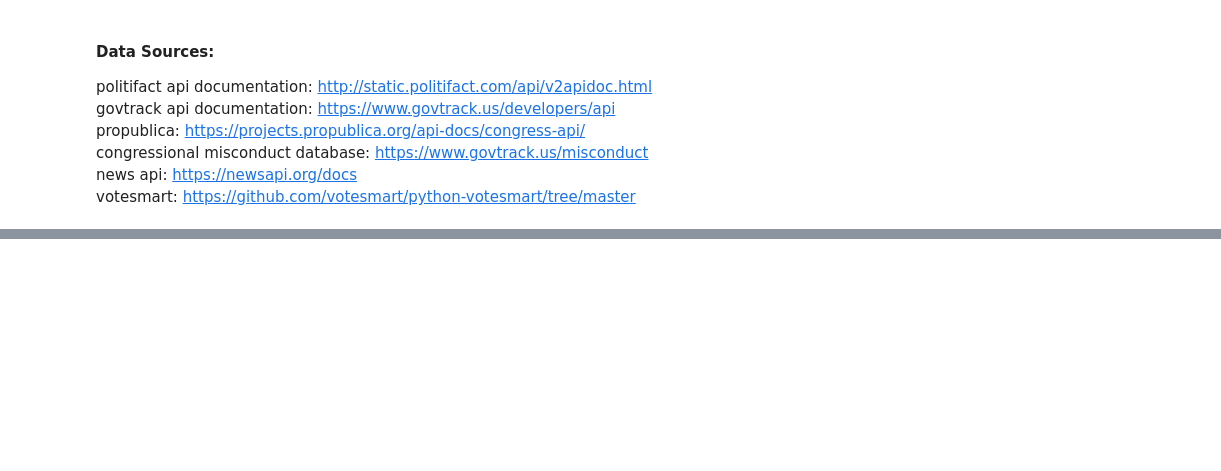
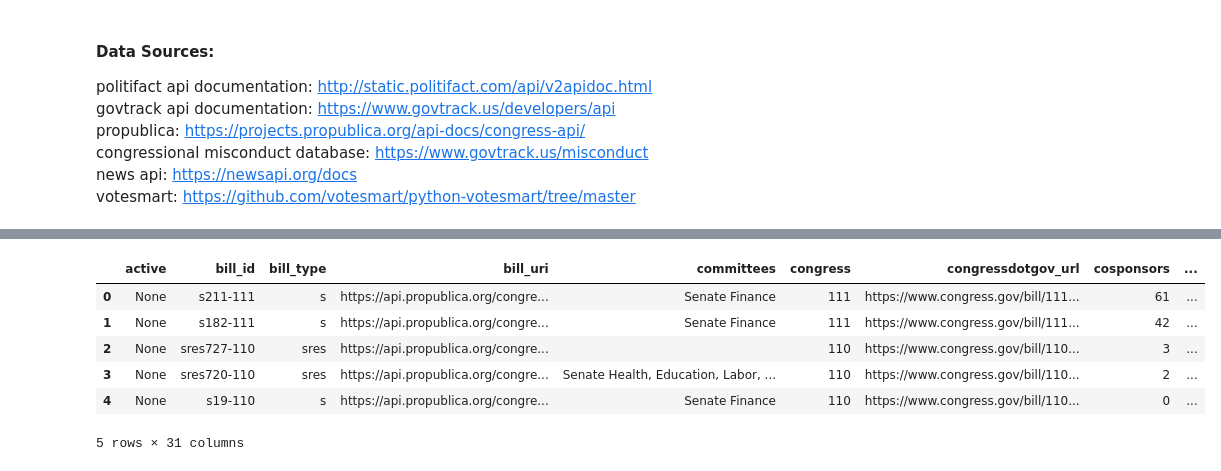
Before and after one commit to qcx201-nyu/PPDS, a Jupyter notebook: politician.ipynb, the cells around one changed output, grey strips where cells are left out. Drawn from its saved outputs; the diff is of its cells as text; code cells hidden in the pictures; blank space fills up the shorter version.

```diff
--- a/politician.ipynb
+++ b/politician.ipynb
@@ -103,0 +310,10 @@ resp.json()
+# %%
+pd.DataFrame(congress.members.bills(hillary)['bills']).head()
+# %% [output]
+|  | active | bill_id | bill_type | bill_uri | committees | congress | congressdotgov_url | cosponsors | ... |
+| 0 | None | s211-111 | s | https://api.propublica.org/congre... | Senate Finance | 111 | https://www.congress.gov/bill/111... | 61 | ... |
+| 1 | None | s182-111 | s | https://api.propublica.org/congre... | Senate Finance | 111 | https://www.congress.gov/bill/111... | 42 | ... |
+| 2 | None | sres727-110 | sres | https://api.propublica.org/congre... |  | 110 | https://www.congress.gov/bill/110... | 3 | ... |
+| 3 | None | sres720-110 | sres | https://api.propublica.org/congre... | Senate Health, Education, Labor, ... | 110 | https://www.congress.gov/bill/110... | 2 | ... |
+| 4 | None | s19-110 | s | https://api.propublica.org/congre... | Senate Finance | 110 | https://www.congress.gov/bill/110... | 0 | ... |
+5 rows × 31 columns
```
Also changed, not shown: parts of 24 cells of this notebook.
